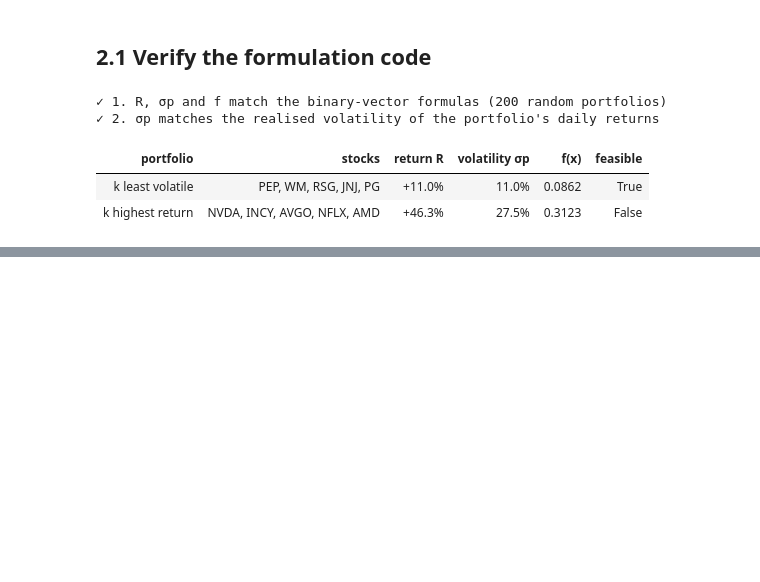
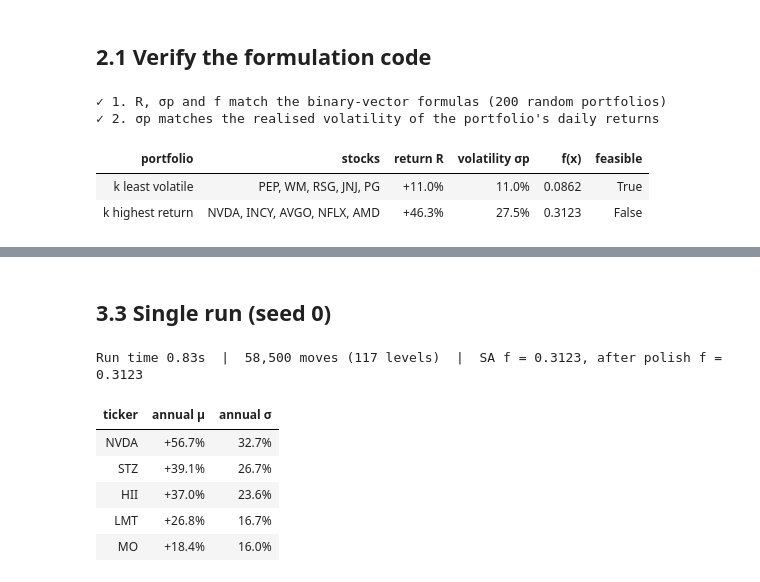
Before and after one commit to manoj1995madushanka/IT-5082-assignment, a Jupyter notebook: notebooks/portfolio_selection_simulated_annealing.ipynb, the cells around one changed output, grey strips where cells are left out. Drawn from its saved outputs; the diff is of its cells as text; code cells hidden in the pictures; blank space fills up the shorter version.

```diff
--- a/notebooks/portfolio_selection_simulated_annealing.ipynb
+++ b/notebooks/portfolio_selection_simulated_annealing.ipynb
@@ -299,0 +311,27 @@ pd.DataFrame({
+# %%
+def calibrate(k, universe=UNIVERSE, p0=P0, samples=3000, seed=123):
+    rng = np.random.default_rng(seed)
+    worse, viol = [], []
+    for _ in range(samples):
+        S = rng.choice(universe, size=k, replace=False)
+        outside = np.setdiff1d(universe, S)
+        S_new = S.copy(); S_new[rng.integers(k)] = rng.choice(outside)
+        dE = objective(S) - objective(S_new)           # ΔE of −f, without penalty
+        if dE > 0:
+            worse.append(dE)
+        if violation(S) > 0:
+            viol.append(violation(S))
+    dE_typ, v_typ = np.mean(worse), np.median(viol)
+    return -dE_typ / np.log(p0), dE_typ / v_typ**2, dE_typ, v_typ
+
+T0, RHO0, dE_typ, v_typ = calibrate(K)
+levels = int(np.ceil(np.log(T_MIN_RATIO) / np.log(ALPHA)))
+rho_end = RHO0 / T_MIN_RATIO**2
+
+print(f"typical worse move ΔE⁺ = {dE_typ:.4f}   |   typical violation = {v_typ:.2%} over the cap")
+print(f"T0 = {T0:.4f}  →  T_min = {T0 * T_MIN_RATIO:.2e}")
+print(f"ρ0 = {RHO0:,.1f}  →  ρ_end = {rho_end:,.0f}")
+print(f"at most {levels} temperature levels × {MOVES_PER_T} moves = {levels * MOVES_PER_T:,} moves per run")
+print(f"Cost of being 0.1% over the cap: start {RHO0 * 0.001**2:.5f}, end {rho_end * 0.001**2:.3f} "
+      f"(vs typical ΔE⁺ {dE_typ:.4f})")
+print(f"Cost of being 0.01% over the cap at the end: {rho_end * 0.0001**2:.2f}")
@@ -299,0 +392,21 @@ pd.DataFrame({
+# %% [markdown]
+## 3.3 Single run (seed 0)
+# %%
+t0 = time.perf_counter()
+S_raw, f_raw, hist = simulated_annealing(K, T0, RHO0, seed=0)
+S_sa = polish(S_raw); f_sa = objective(S_sa)
+t_run = time.perf_counter() - t0
+
+print(f"Run time {t_run:.2f}s  |  {len(hist) * MOVES_PER_T:,} moves ({len(hist)} levels)  |  "
+      f"SA f = {f_raw:.4f}, after polish f = {f_sa:.4f}")
+pd.DataFrame({
+    "ticker": tickers[S_sa], "annual μ": mu[S_sa], "annual σ": vol[S_sa],
+}).sort_values("annual μ", ascending=False).style.format({"annual μ": "{:+.1%}", "annual σ": "{:.1%}"}).hide(axis="index")
+# %% [output]
+Run time 0.83s  |  58,500 moves (117 levels)  |  SA f = 0.3123, after polish f = 0.3123
+| ticker | annual μ | annual σ |
+| NVDA | +56.7% | 32.7% |
+| STZ | +39.1% | 26.7% |
+| HII | +37.0% | 23.6% |
+| LMT | +26.8% | 16.7% |
+| MO | +18.4% | 16.0% |
```
Also changed, not shown: parts of 6 cells of this notebook.
